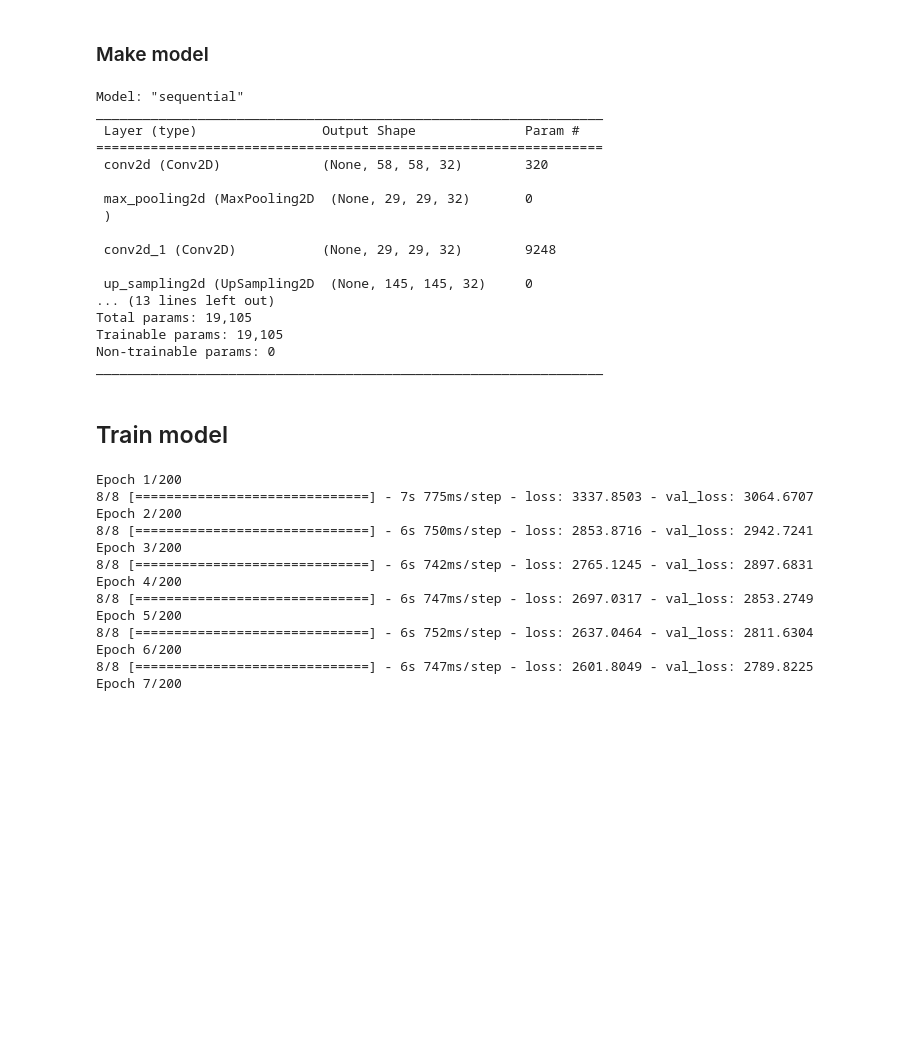
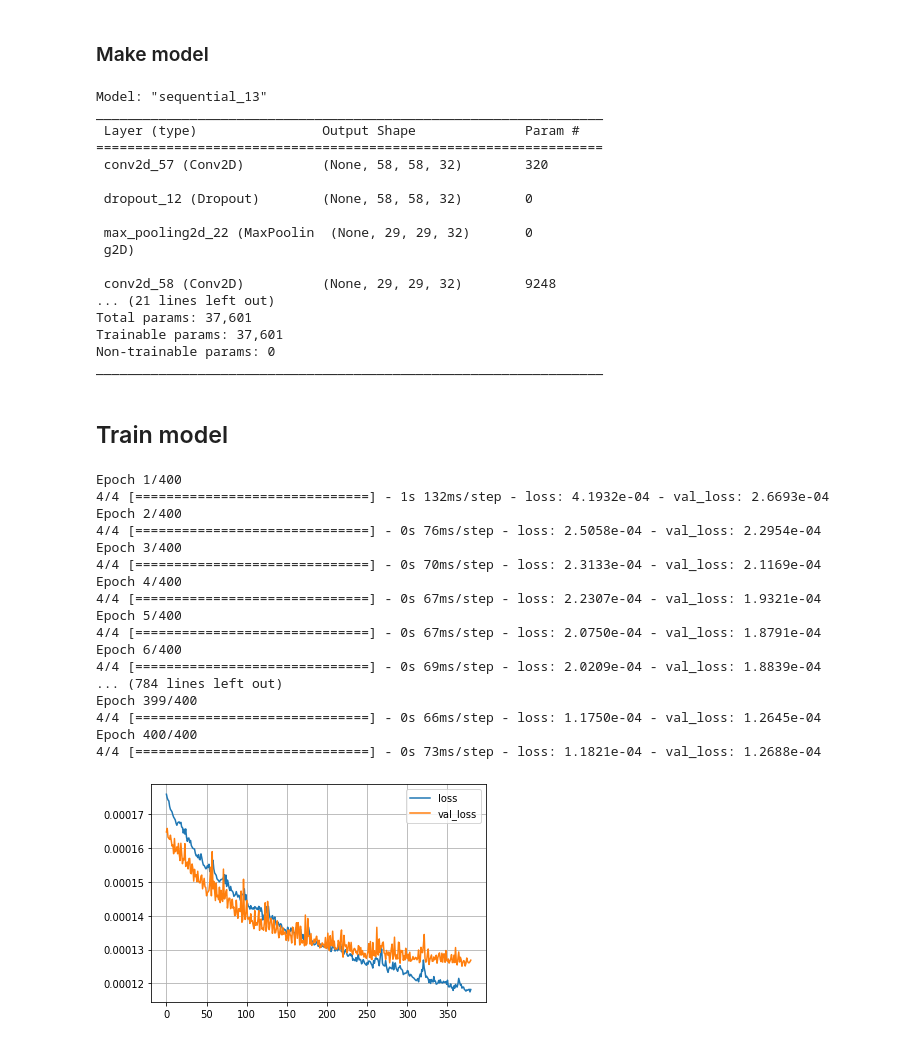
Before and after one commit to stianteien/M_DV_V2022, a Jupyter notebook: Sharpen.ipynb, the cells around one changed output. Drawn from its saved outputs; the diff is of its cells as text; code cells hidden in the pictures; blank space fills up the shorter version.

Commit message:
Trained with scaling

```diff
--- a/Sharpen.ipynb
+++ b/Sharpen.ipynb
@@ -29,6 +31,18 @@ X_train, X_test, y_train, y_test = train_test_split(X,
                                                     y,
                                                     test_size=0.2,
                                                     random_state=42)
+# %%
+snitt = X_train.mean()
+var = X_train.var()
+
+snitt_y = y_train.mean()
+var_y = y_train.var()
+
+X_train = (X_train - snitt) / var
+X_test = (X_test - snitt) / var
+
+y_train = (y_train - snitt_y) / var_y
+y_test = (y_test - snitt_y) / var_y
 # %% [markdown]
 ### Make model
 # %%
@@ -37,17 +51,23 @@ model = Sequential()
 model.add(Input(shape=(60,60,1)))
 model.add(Conv2D(32, kernel_size=3, activation='relu',
                      padding='valid'))
+model.add(Dropout(0.1))
 model.add(MaxPooling2D(2))
 model.add(Conv2D(32, kernel_size=3, activation='relu',
                 padding='same'))
+model.add(Dropout(0.1))
 model.add(UpSampling2D(5))
 model.add(Conv2D(32, kernel_size=3, activation='relu',
                  padding='valid'))
 model.add(MaxPooling2D(2))
 model.add(UpSampling2D(2))
 
+model.add(Conv2D(32, kernel_size=3, activation='relu',
+                 padding='valid'))
+model.add(Conv2D(32, kernel_size=3, activation='relu',
+                 padding='same'))
 model.add(Conv2D(1, kernel_size=3, activation='linear',
-                 padding='valid'))
+                 padding='same'))
 
 #model.add(Conv2DTranspose(32, kernel_size=3, padding="same"))
 #model.add(UpSampling2D(3))
@@ -56,21 +76,21 @@ model.summary()
 model.compile(optimizer='adam',
               loss='mse')
 # %% [output]
-Model: "sequential"
+Model: "sequential_13"
 _________________________________________________________________
  Layer (type)                Output Shape              Param #
 =================================================================
- conv2d (Conv2D)             (None, 58, 58, 32)        320
+ conv2d_57 (Conv2D)          (None, 58, 58, 32)        320
 
- max_pooling2d (MaxPooling2D  (None, 29, 29, 32)       0
- )
+ dropout_12 (Dropout)        (None, 58, 58, 32)        0
 
- conv2d_1 (Conv2D)           (None, 29, 29, 32)        9248
+ max_pooling2d_22 (MaxPoolin  (None, 29, 29, 32)       0
+ g2D)
 
- up_sampling2d (UpSampling2D  (None, 145, 145, 32)     0
-... (13 lines left out)
-Total params: 19,105
-Trainable params: 19,105
+ conv2d_58 (Conv2D)          (None, 29, 29, 32)        9248
+... (21 lines left out)
+Total params: 37,601
+Trainable params: 37,601
 Non-trainable params: 0
 _________________________________________________________________
 # %% [markdown]
@@ -78,18 +98,29 @@ _________________________________________________________________
 # %%
 history = model.fit(X_train,y_train,
                     validation_data=(X_test,y_test),
-                    epochs=200, batch_size=10)
+                    epochs=400, batch_size=10)
 # %% [output]
-Epoch 1/200
-8/8 [==============================] - 7s 775ms/step - loss: 3337.8503 - val_loss: 3064.6707
-Epoch 2/200
-8/8 [==============================] - 6s 750ms/step - loss: 2853.8716 - val_loss: 2942.7241
-Epoch 3/200
-8/8 [==============================] - 6s 742ms/step - loss: 2765.1245 - val_loss: 2897.6831
-Epoch 4/200
-8/8 [==============================] - 6s 747ms/step - loss: 2697.0317 - val_loss: 2853.2749
-Epoch 5/200
-8/8 [==============================] - 6s 752ms/step - loss: 2637.0464 - val_loss: 2811.6304
-Epoch 6/200
-8/8 [==============================] - 6s 747ms/step - loss: 2601.8049 - val_loss: 2789.8225
-Epoch 7/200
+Epoch 1/400
+4/4 [==============================] - 1s 132ms/step - loss: 4.1932e-04 - val_loss: 2.6693e-04
+Epoch 2/400
+4/4 [==============================] - 0s 76ms/step - loss: 2.5058e-04 - val_loss: 2.2954e-04
+Epoch 3/400
+4/4 [==============================] - 0s 70ms/step - loss: 2.3133e-04 - val_loss: 2.1169e-04
+Epoch 4/400
+4/4 [==============================] - 0s 67ms/step - loss: 2.2307e-04 - val_loss: 1.9321e-04
+Epoch 5/400
+4/4 [==============================] - 0s 67ms/step - loss: 2.0750e-04 - val_loss: 1.8791e-04
+Epoch 6/400
+4/4 [==============================] - 0s 69ms/step - loss: 2.0209e-04 - val_loss: 1.8839e-04
+... (784 lines left out)
+Epoch 399/400
+4/4 [==============================] - 0s 66ms/step - loss: 1.1750e-04 - val_loss: 1.2645e-04
+Epoch 400/400
+4/4 [==============================] - 0s 73ms/step - loss: 1.1821e-04 - val_loss: 1.2688e-04
+# %%
+plt.plot(history.history['loss'][20:], label="loss")
+plt.plot(history.history['val_loss'][20:], label="val_loss")
+plt.legend()
+plt.grid()
+# %% [output]
+[figure, added]
```
Also changed, not shown: parts of 2 cells of this notebook.
